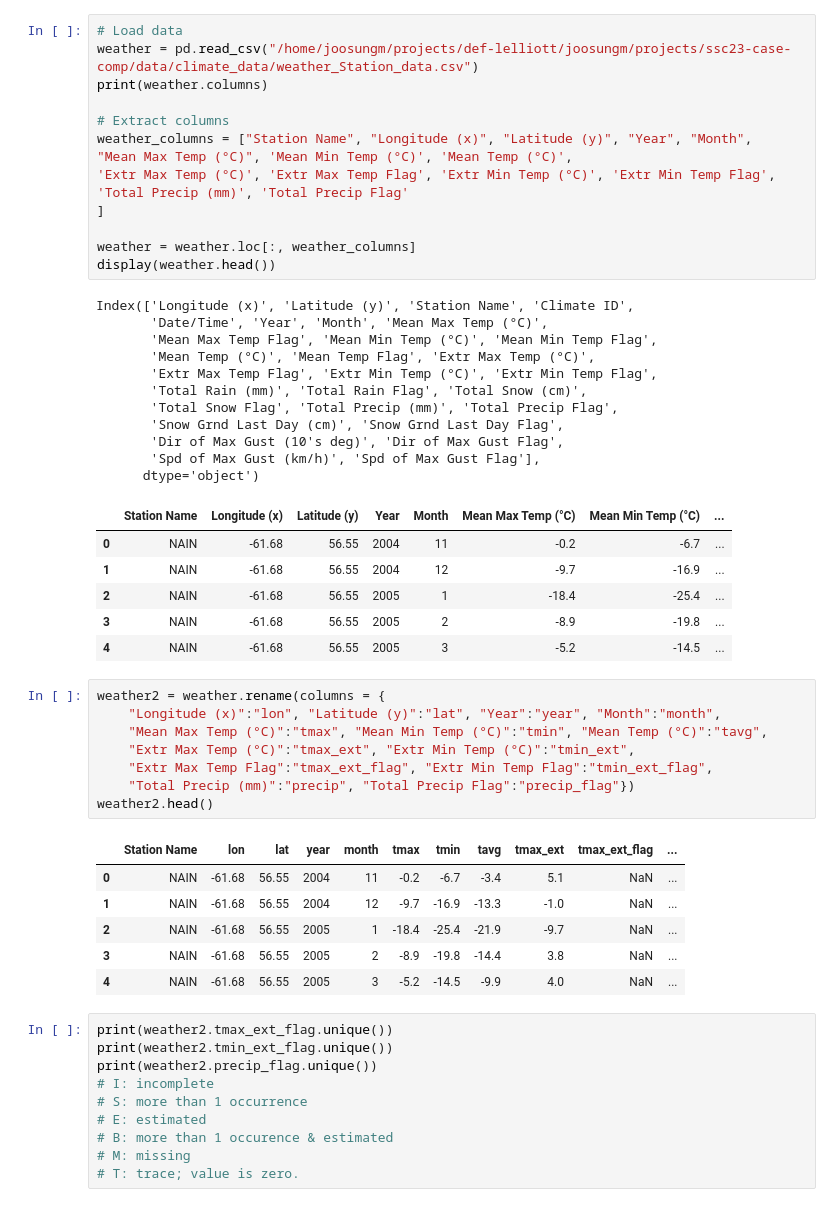
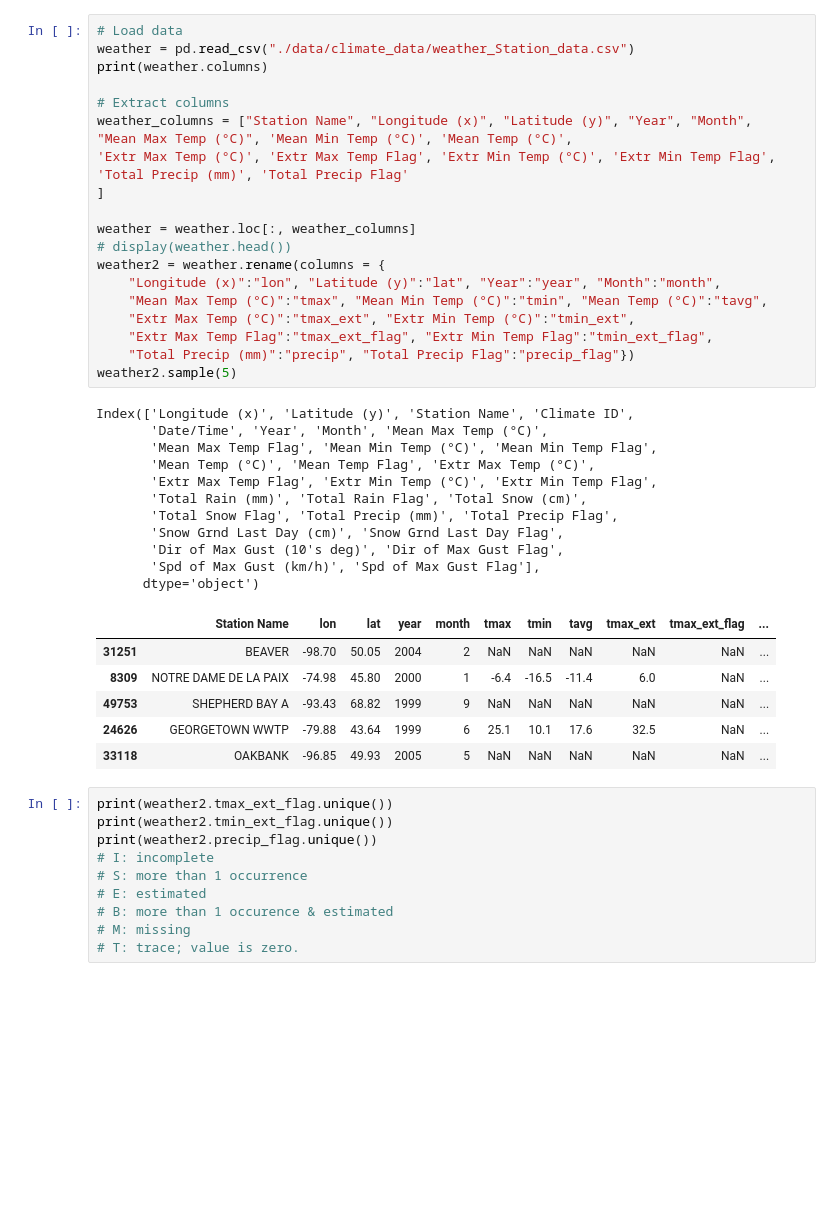
Before and after one commit to joosung-min/ssc23-case-comp, a Jupyter notebook: B01_counterfactual_analysis_data_prep.ipynb, the cells around one changed output. Drawn from its saved outputs; the diff is of its cells as text; blank space fills up the shorter version.

```diff
--- a/B01_counterfactual_analysis_data_prep.ipynb
+++ b/B01_counterfactual_analysis_data_prep.ipynb
@@ -18,50 +83,42 @@ Here, we create a dataset that includes:
 # %%
 # Load data
-weather = pd.read_csv("/home/joosungm/projects/def-lelliott/joosungm/projects/ssc23-case-comp/data/climate_data/weather_Station_data.csv")
+weather = pd.read_csv("./data/climate_data/weather_Station_data.csv")
 print(weather.columns)
 
 # Extract columns
 weather_columns = ["Station Name", "Longitude (x)", "Latitude (y)", "Year", "Month",
 "Mean Max Temp (°C)", 'Mean Min Temp (°C)', 'Mean Temp (°C)',
 'Extr Max Temp (°C)', 'Extr Max Temp Flag', 'Extr Min Temp (°C)', 'Extr Min Temp Flag',
 'Total Precip (mm)', 'Total Precip Flag'
 ]
 
 weather = weather.loc[:, weather_columns]
-display(weather.head())
+# display(weather.head())
+weather2 = weather.rename(columns = {
+    "Longitude (x)":"lon", "Latitude (y)":"lat", "Year":"year", "Month":"month",
+    "Mean Max Temp (°C)":"tmax", "Mean Min Temp (°C)":"tmin", "Mean Temp (°C)":"tavg",
+    "Extr Max Temp (°C)":"tmax_ext", "Extr Min Temp (°C)":"tmin_ext",
+    "Extr Max Temp Flag":"tmax_ext_flag", "Extr Min Temp Flag":"tmin_ext_flag",
+    "Total Precip (mm)":"precip", "Total Precip Flag":"precip_flag"})
+weather2.sample(5)
 # %% [output]
 Index(['Longitude (x)', 'Latitude (y)', 'Station Name', 'Climate ID',
        'Date/Time', 'Year', 'Month', 'Mean Max Temp (°C)',
        'Mean Max Temp Flag', 'Mean Min Temp (°C)', 'Mean Min Temp Flag',
        'Mean Temp (°C)', 'Mean Temp Flag', 'Extr Max Temp (°C)',
        'Extr Max Temp Flag', 'Extr Min Temp (°C)', 'Extr Min Temp Flag',
        'Total Rain (mm)', 'Total Rain Flag', 'Total Snow (cm)',
        'Total Snow Flag', 'Total Precip (mm)', 'Total Precip Flag',
        'Snow Grnd Last Day (cm)', 'Snow Grnd Last Day Flag',
        'Dir of Max Gust (10's deg)', 'Dir of Max Gust Flag',
        'Spd of Max Gust (km/h)', 'Spd of Max Gust Flag'],
       dtype='object')
-|  | Station Name | Longitude (x) | Latitude (y) | Year | Month | Mean Max Temp (°C) | Mean Min Temp (°C) | ... |
-| 0 | NAIN | -61.68 | 56.55 | 2004 | 11 | -0.2 | -6.7 | ... |
-| 1 | NAIN | -61.68 | 56.55 | 2004 | 12 | -9.7 | -16.9 | ... |
-| 2 | NAIN | -61.68 | 56.55 | 2005 | 1 | -18.4 | -25.4 | ... |
-| 3 | NAIN | -61.68 | 56.55 | 2005 | 2 | -8.9 | -19.8 | ... |
-| 4 | NAIN | -61.68 | 56.55 | 2005 | 3 | -5.2 | -14.5 | ... |
+|  | Station Name | lon | lat | year | month | tmax | tmin | tavg | tmax_ext | tmax_ext_flag | ... |
+| 31251 | BEAVER | -98.70 | 50.05 | 2004 | 2 | NaN | NaN | NaN | NaN | NaN | ... |
+| 8309 | NOTRE DAME DE LA PAIX | -74.98 | 45.80 | 2000 | 1 | -6.4 | -16.5 | -11.4 | 6.0 | NaN | ... |
+| 49753 | SHEPHERD BAY A | -93.43 | 68.82 | 1999 | 9 | NaN | NaN | NaN | NaN | NaN | ... |
+| 24626 | GEORGETOWN WWTP | -79.88 | 43.64 | 1999 | 6 | 25.1 | 10.1 | 17.6 | 32.5 | NaN | ... |
+| 33118 | OAKBANK | -96.85 | 49.93 | 2005 | 5 | NaN | NaN | NaN | NaN | NaN | ... |
-# %%
-weather2 = weather.rename(columns = {
-    "Longitude (x)":"lon", "Latitude (y)":"lat", "Year":"year", "Month":"month",
-    "Mean Max Temp (°C)":"tmax", "Mean Min Temp (°C)":"tmin", "Mean Temp (°C)":"tavg",
-    "Extr Max Temp (°C)":"tmax_ext", "Extr Min Temp (°C)":"tmin_ext",
-    "Extr Max Temp Flag":"tmax_ext_flag", "Extr Min Temp Flag":"tmin_ext_flag",
-    "Total Precip (mm)":"precip", "Total Precip Flag":"precip_flag"})
-weather2.head()
-# %% [output]
-|  | Station Name | lon | lat | year | month | tmax | tmin | tavg | tmax_ext | tmax_ext_flag | ... |
-| 0 | NAIN | -61.68 | 56.55 | 2004 | 11 | -0.2 | -6.7 | -3.4 | 5.1 | NaN | ... |
-| 1 | NAIN | -61.68 | 56.55 | 2004 | 12 | -9.7 | -16.9 | -13.3 | -1.0 | NaN | ... |
-| 2 | NAIN | -61.68 | 56.55 | 2005 | 1 | -18.4 | -25.4 | -21.9 | -9.7 | NaN | ... |
-| 3 | NAIN | -61.68 | 56.55 | 2005 | 2 | -8.9 | -19.8 | -14.4 | 3.8 | NaN | ... |
-| 4 | NAIN | -61.68 | 56.55 | 2005 | 3 | -5.2 | -14.5 | -9.9 | 4.0 | NaN | ... |
 # %%
 print(weather2.tmax_ext_flag.unique())
 print(weather2.tmin_ext_flag.unique())
```
Also changed, not shown: parts of 19 cells of this notebook, 2 other files.
